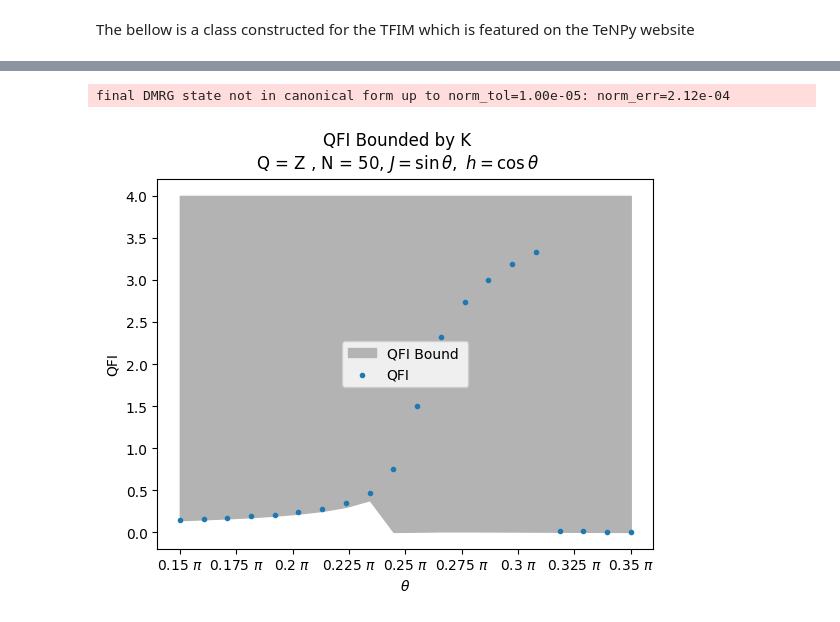
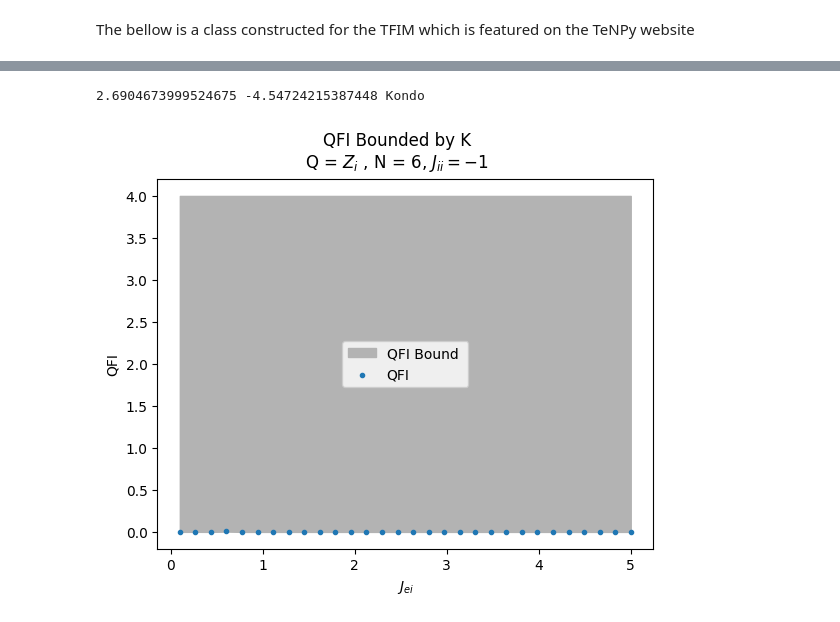
Before and after one commit to IanROsborne/Quantum_Metrology_Fisher_LG, a Jupyter notebook: TFIM/TFI_DMRG_TeNPy.ipynb, the cells around one changed output, grey strips where cells are left out. Saved outputs shown, nothing was run; the diff lists cells and outputs as text; code cells hidden in the pictures.

```diff
--- a/TFIM/TFI_DMRG_TeNPy.ipynb
+++ b/TFIM/TFI_DMRG_TeNPy.ipynb
@@ -42,59 +651,73 @@ final DMRG state not in canonical form up to norm_tol=1.00e-05: norm_err=5.36e-0
+# %%
+psiw = State_Evo.from_dmrg_search_Sz(model_params = model_params, dmrg_params = extra_params)
+
+start_time = time.perf_counter()
+psi.calculate_QtQ('Sigmazi', op_sum = False)
+end_time = time.perf_counter()
+
+print(end_time - start_time, psiw.energy, psi.model_type)
+# %% [output]
+2.6904673999524675 -4.54724215387448 Kondo
 # %%
-L = 50
-chi_max = 40
-op = 'Sigmax'
-num_points = 20
+L = 6
+chi_max = 250
+op = 'Sigmazi'
+op_sum = False
+num_points = 30
+t_end = 10
+dt = 0.02
 
 extra_params = {
-    'mixer': None,  # setting this to True helps to escape local minima
-    'max_E_err': 1.e-10,
+   'mixer': None,  # setting this to True helps to escape local minima
+    'max_E_err': 1.e-8,
+    'max_sweeps'  : 30,
+    'max_trunc_err' : 1e-6,
     'trunc_params': {
-        'chi_max': 100,
+        'chi_max': chi_max,
         'svd_min': 1.e-10,
+        'trunc_cut': 1e-6
     },
     'verbose': False,
     'combine': True,
     'N_times' : 2,  #Only even N_times are used for K,
-    'dt': 0.02,'N_steps': 2,
+    'dt': dt,'N_steps': 2,
     'order': 2,
     'start_time' : 0  ,
-    't_max' : 30,  #only an option for calculating the maximum of the LG correlator
-    'return_QFI' : True  #an option for some functions which also returns the QFI
+    't_max' : t_end,  #only an option for calculating the maximum of the LG correlator
 }
 
-theta_range = np.linspace(0.15 * np.pi, 0.35 * np.pi, num_points)
+theta_range = np.linspace(0.1, 5.0, num_points)
 
 fig, ax = plt.subplots(1)
 
 LG_bound = []
 QFI_lst =[]
 for theta in theta_range:
-    J, g = np.sin(theta), np.cos(theta)
+    model_params = {
+    'J_ei': -1.0 * theta , 'J_ii': -1,  #J_ei =1   J_ii pm,  J_ei=-1   J_ii p
+    't' : 1.0,
+    'L': L,
+    'bc_MPS': 'finite',
+    'model_type' : "Kondo",
+    'conserve' : None}
 
-    model_params = {
-    'J':  J , 'g':  g,
-    'L': L,
-    'model_type' : 'Ising',
-    'bc_MPS': 'finite',
-    'conserve' : None}
     psi = State_Evo.from_dmrg(model_params, extra_params)
-    t_max, LG_max , qfi = psi.calculate_LG_bound(op, return_QFI= True)
+    t_max, LG_max , qfi = psi.calculate_LG_bound(op, op_sum = op_sum, return_QFI= True)
     LG_bound += [LG_max]
     QFI_lst += [qfi]
 
-ax.fill_between(theta_range/ np.pi, LG_bound, 4 ,  color = '.7', label = "QFI Bound "  )
-ax.scatter(theta_range/ np.pi, QFI_lst, marker = '.', label = "QFI", zorder = 3)
+ax.fill_between(theta_range, LG_bound, 4 ,  color = '.7', label = "QFI Bound "  )
+ax.scatter(theta_range, QFI_lst, marker = '.', label = "QFI", zorder = 3)
 
 
-fig.suptitle("QFI Bounded by K\nQ = Z , N = " + str(L) + ", $J = \\sin\\theta,~h = \\cos\\theta$")
-ax.xaxis.set_major_formatter(tck.FormatStrFormatter("%g $\\pi$"))
-plt.xlabel("$\\theta$")
+fig.suptitle("QFI Bounded by K\nQ = $Z_i$ , N = " + str(L) + ", $J_{ii}= -1$")
+ax.xaxis.set_major_formatter(tck.FormatStrFormatter("%g"))
+plt.xlabel("$J_{ei}$")
 ax.set(ylabel = "QFI")
 #plt.ylim((0.9,1.6))
 plt.legend()
 
 plt.show()
 # %% [output]
-final DMRG state not in canonical form up to norm_tol=1.00e-05: norm_err=2.12e-04
-[figure, old version]
+[figure, new version]
 # %%
```
Also changed, not shown: parts of 8 cells of this notebook, 5 other files.
